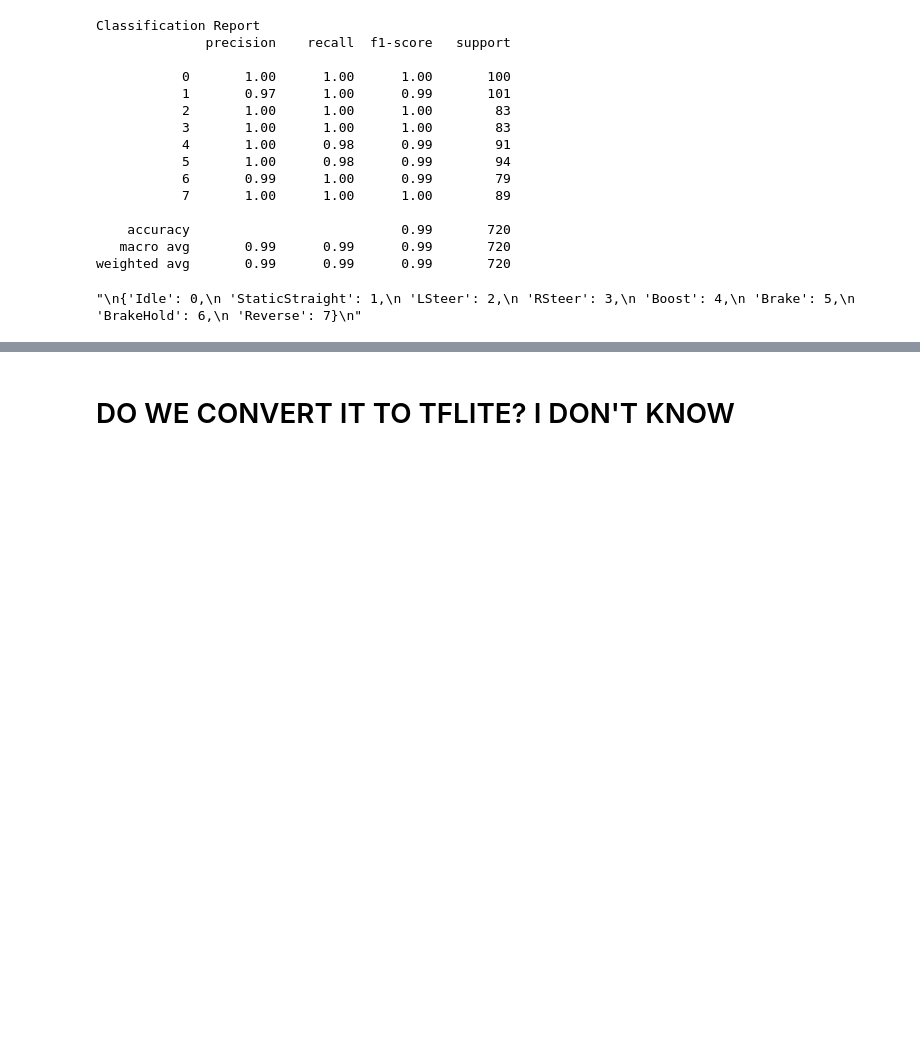
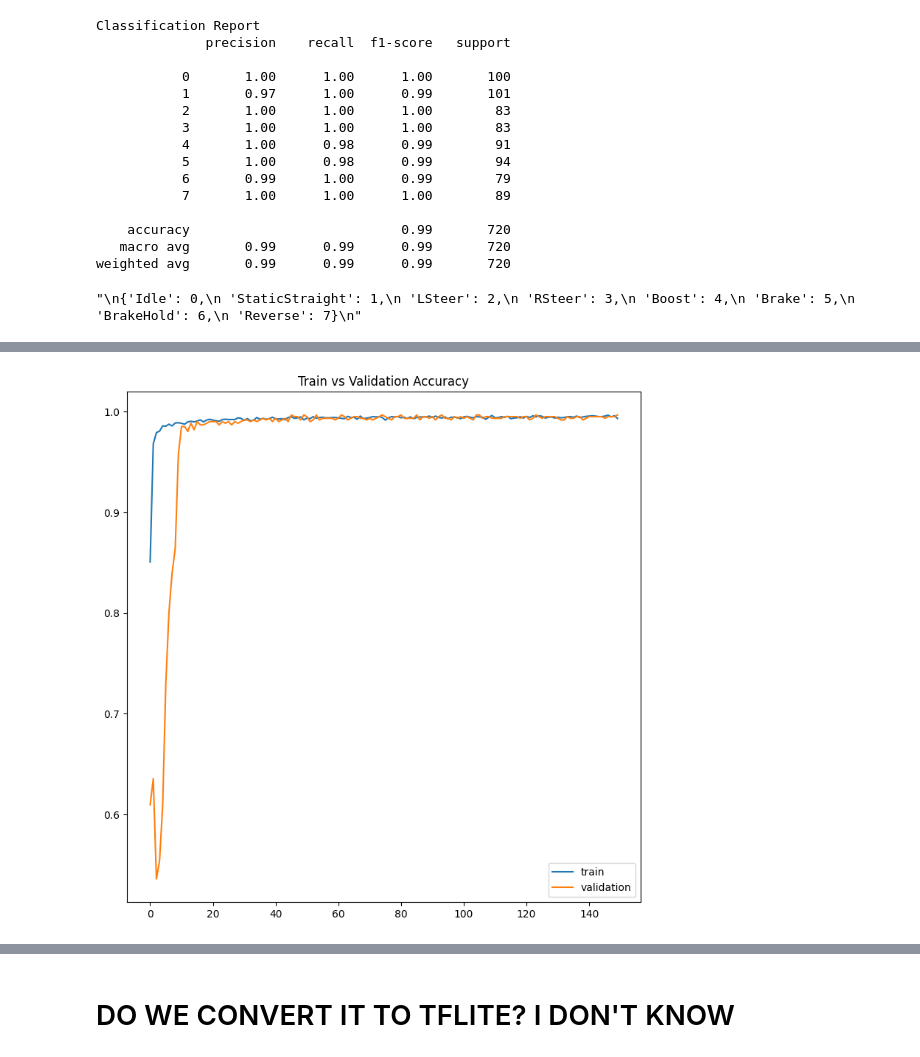
Before and after one commit to yuurichan/Racing-Game-Dynamic-GestRec, a Jupyter notebook: Mediapipe Holistics LSTM Test-Training.ipynb, the cells around one changed output, grey strips where cells are left out. Saved outputs shown, nothing was run; the diff lists cells and outputs as text; code cells hidden in the pictures; blank space fills up the shorter version.

```diff
--- a/Mediapipe Holistics LSTM Test-Training.ipynb
+++ b/Mediapipe Holistics LSTM Test-Training.ipynb
@@ -5193,0 +5266,10 @@ weighted avg       0.99      0.99      0.99       720
+# %%
+# plot accuracy history
+plt.figure(figsize=(9,9))
+plt.plot(history_7_5f.history['accuracy'], label='train')
+plt.plot(history_7_5f.history['val_accuracy'], label='validation')
+plt.title('Train vs Validation Accuracy')
+plt.legend()
+plt.show()
+# %% [output]
+[figure, added]
```
Also changed, not shown: parts of 17 cells of this notebook, 22 other files.
